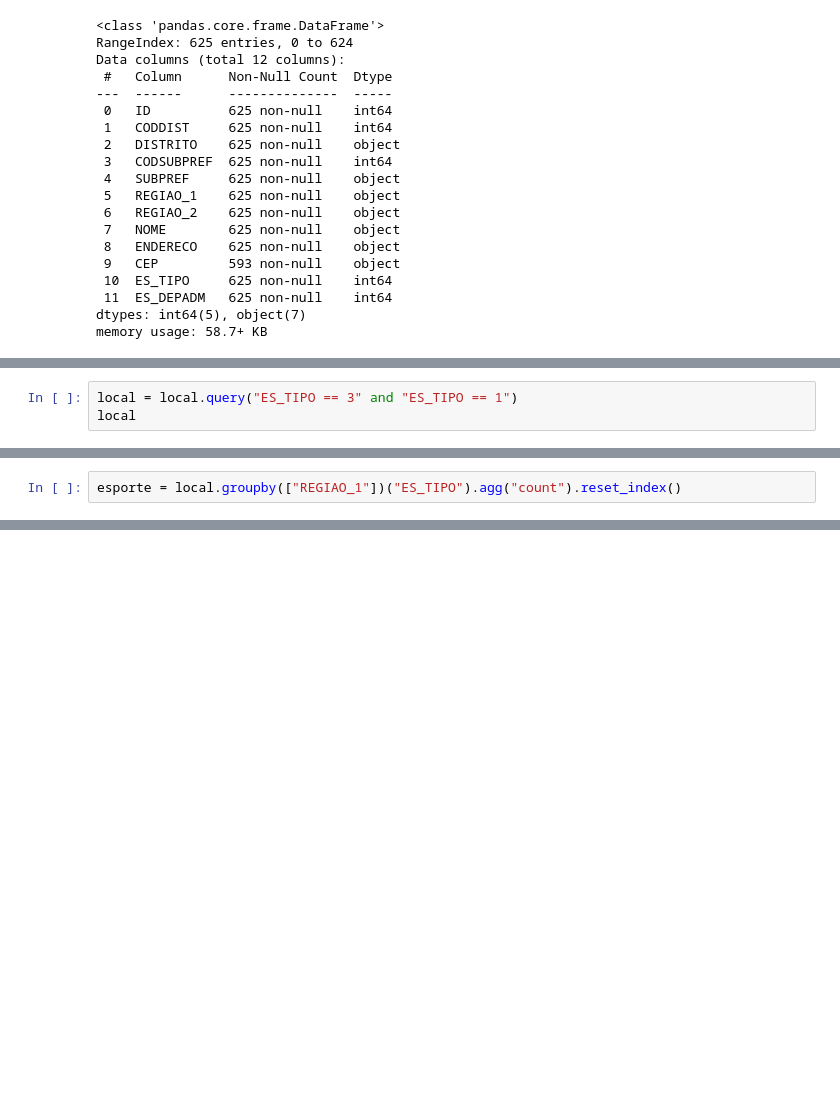
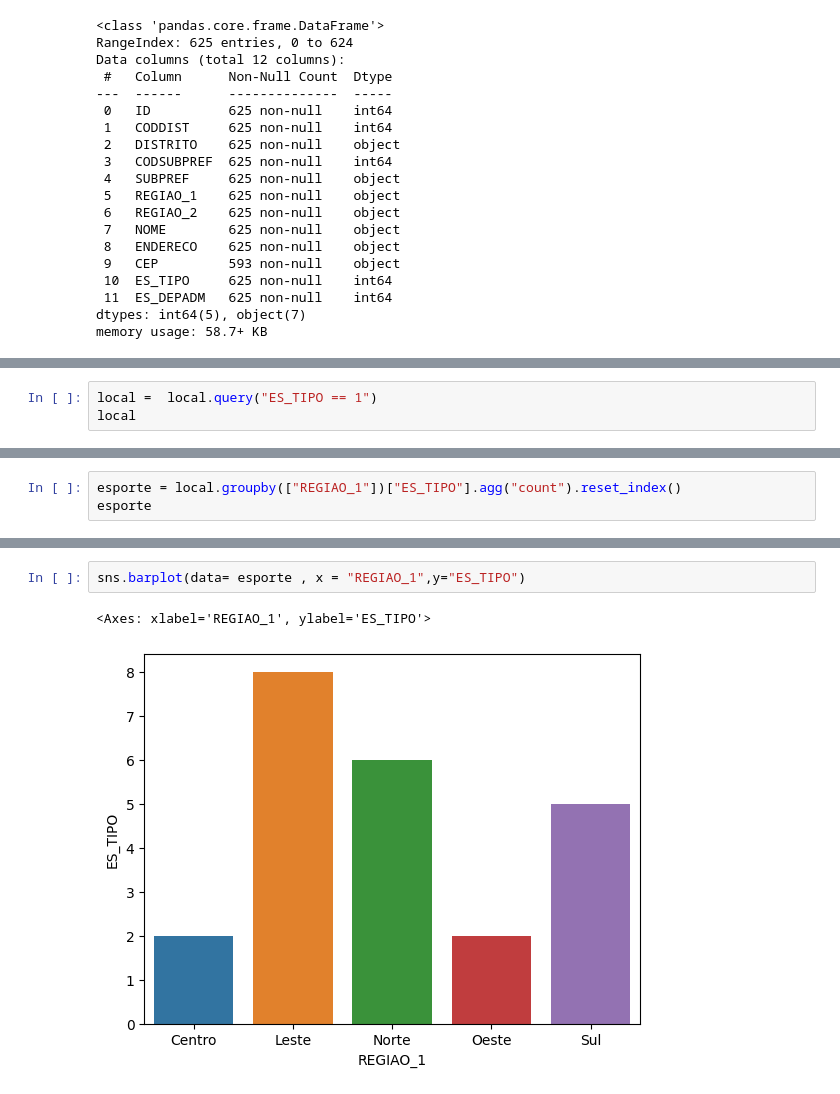
Before and after one commit to DataEtnos/estudos_python, a Jupyter notebook: Projeto_1_Tecnicas_de_analises_de_dados_.ipynb, the cells around one changed output, grey strips where cells are left out. Saved outputs shown, nothing was run; the diff lists cells and outputs as text; blank space fills up the shorter version.

```diff
--- a/Projeto_1_Tecnicas_de_analises_de_dados_.ipynb
+++ b/Projeto_1_Tecnicas_de_analises_de_dados_.ipynb
@@ -124,5 +142,5 @@ memory usage: 58.7+ KB
 # %%
-local = local.query("ES_TIPO == 3" and "ES_TIPO == 1")
+local =  local.query("ES_TIPO == 1")
 local
 # %% [output]
 |  | ID | CODDIST | DISTRITO | CODSUBPREF | SUBPREF | REGIAO_1 | REGIAO_2 | NOME | ENDERECO | CEP | ... |
@@ -143,5 +161,6 @@ local
 | 21 | 22 | 20 | CARRAO | 26 | ARICANDUVA-FORMOSA-CARRAO | Leste | Leste 1 | CE VILA MANCHESTER/CEE VICENTE IT... | Praça Haroldo Daltro, s/nº | 03444-090 | ... |
 | 22 | 23 | 91 | VILA MARIA | 7 | VILA MARIA-VILA GUILHERME | Norte | Norte 2 | CE Vila Maria/CEE Tomaz Mazzoni | Pç. Jânio da Silva Quadros, 150 | 02132-000 | ... |
 # %%
-esporte = local.groupby(["REGIAO_1"])("ES_TIPO").agg("count").reset_index()
+esporte = local.groupby(["REGIAO_1"])["ES_TIPO"].agg("count").reset_index()
+esporte
 # %% [output]
@@ -148,0 +173,5 @@ TypeError: 'DataFrameGroupBy' object is not callable
+# %%
+sns.barplot(data= esporte , x = "REGIAO_1",y="ES_TIPO")
+# %% [output]
+<Axes: xlabel='REGIAO_1', ylabel='ES_TIPO'>
+[figure, added]
```
Also changed, not shown: parts of 4 cells of this notebook.
